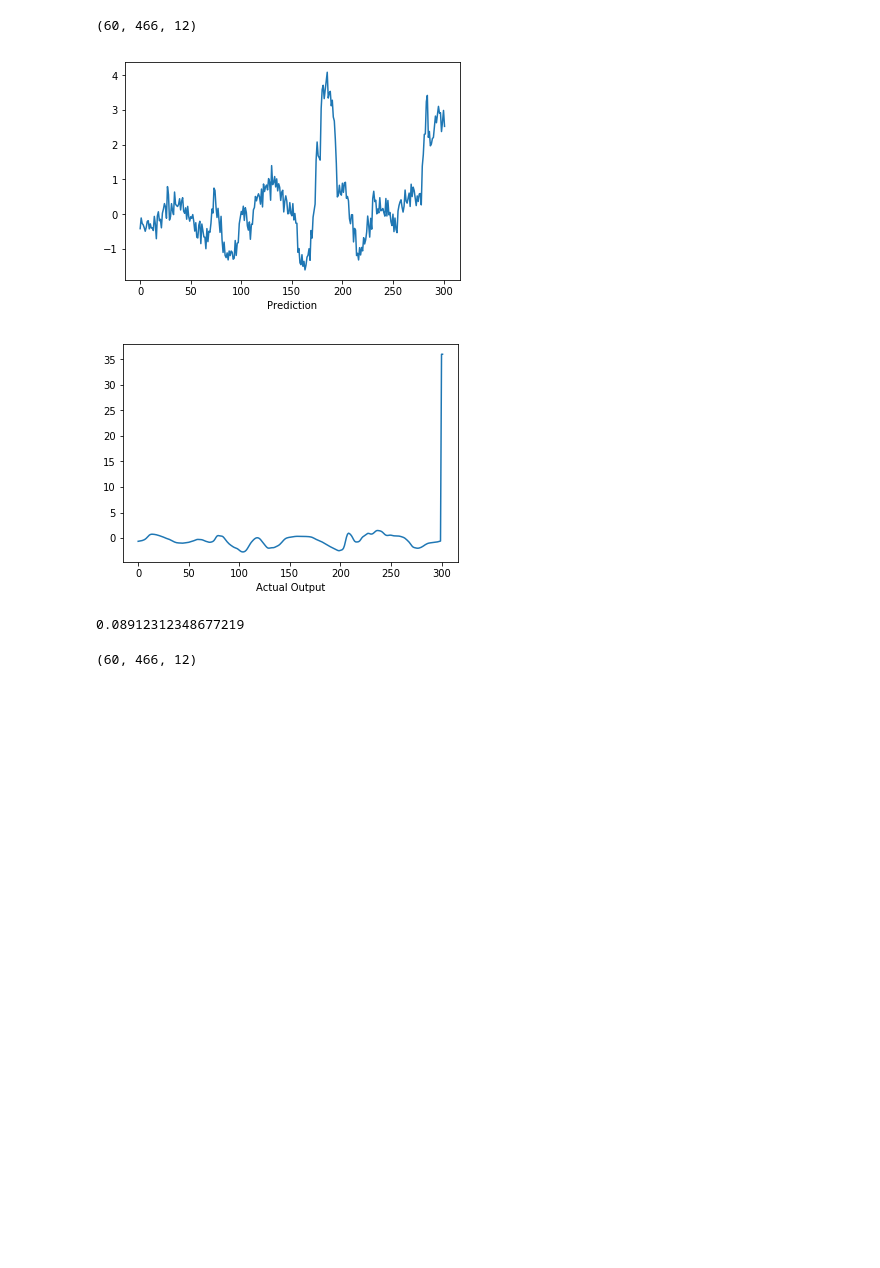
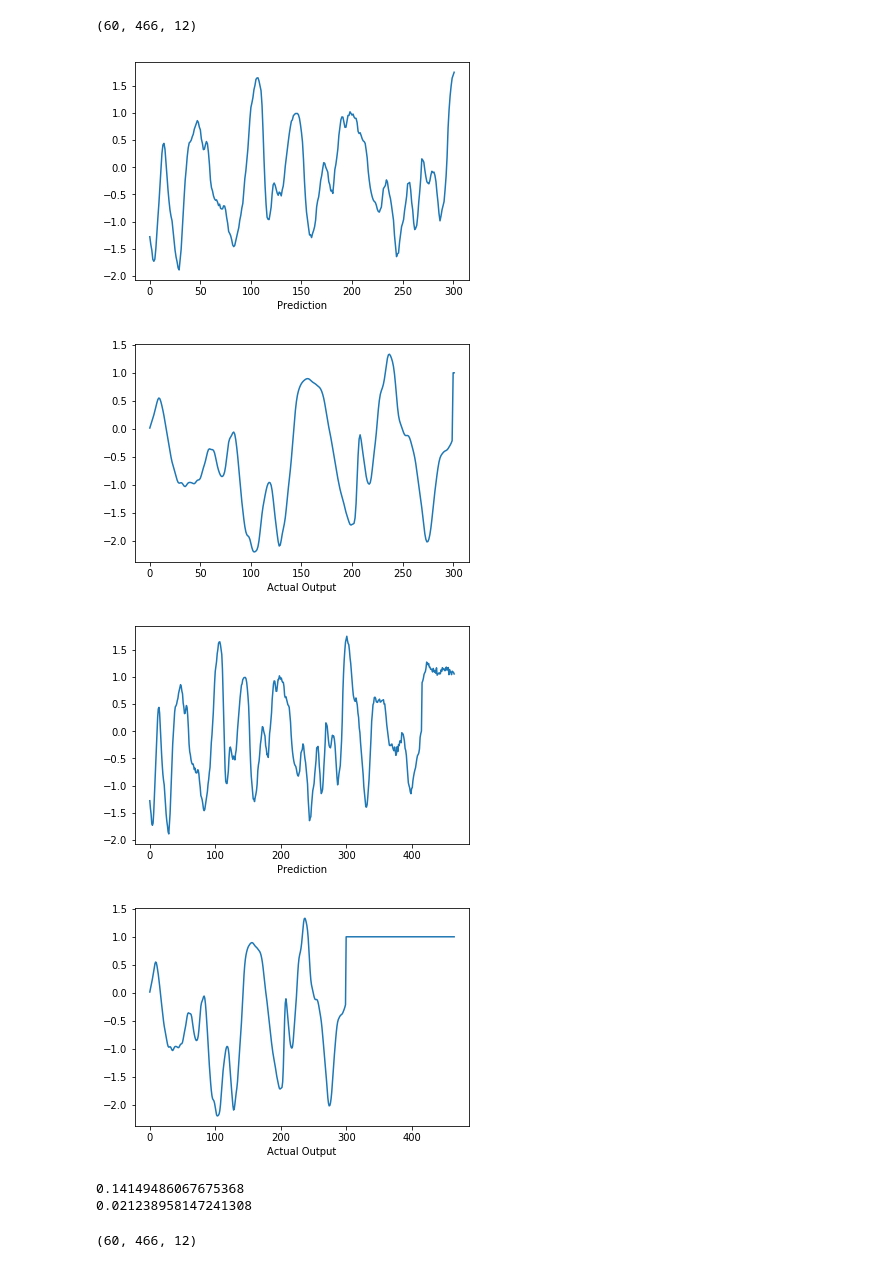
Before and after one commit to shivam13juna/Tacotron2_AAI, a Jupyter notebook: inference.ipynb, the cells around one changed output. Drawn from its saved outputs; the diff is of its cells as text; code cells hidden in the pictures; blank space fills up the shorter version.

```diff
--- a/inference.ipynb
+++ b/inference.ipynb
@@ -40,7 +40,7 @@ hparams.sampling_rate = 22050
 # %% [markdown]
 #### Load model from checkpoint
 # %%
-checkpoint_path = "waveglow/checkpoint_43000"
+checkpoint_path = "waveglow/checkpoint_36000"
 model = load_model(hparams)
 model.load_state_dict(torch.load(checkpoint_path)['state_dict'])
 _ = model.eval()
@@ -102,23 +102,49 @@ check = []
 for i in test_ema_len:
     check.append(int(i))
 # %%
-noo, point= 8, 9
+noo, point= 8, 11
 
 plt.plot(output[noo,:check[noo],point])
 plt.xlabel('Prediction')
 plt.show()
 
 
 
 plt.plot(test_ema[noo,:check[noo],point])
 plt.xlabel('Actual Output')
 plt.show()
 
+
+
+plt.plot(output[noo,:,point])
+plt.xlabel('Prediction')
+plt.show()
+
+
+
+plt.plot(test_ema[noo,:,point])
+plt.xlabel('Actual Output')
+plt.show()
+
+
 # print(pearsonr(test_ema[noo,:,11],translation[noo,:,11])[0])
 # %% [output]
-[figure, old version]
+[figure, new version]
-[figure, old version]
+[figure, new version]
+[figure, added]
+[figure, added]
 # %%
+count=0
+avg=0.0
+for i in range(test_ema.shape[0]):
+    for j in range(test_ema.shape[2]):
+        avg+=pearsonr(test_ema[i,:,j],output[i,:,j])[0]
+        count+=1
+avg=float(avg/count)
+
+print(avg)
+
+
 count=0
 avg=0.0
 for i in range(test_ema.shape[0]):
@@ -129,7 +155,8 @@ avg=float(avg/count)
 
 print(avg)
 # %% [output]
-0.08912312348677219
+0.14149486067675368
+0.021238958147241308
 # %%
 output.shape
 # %% [output]
```
Also changed, not shown: parts of 1 cell of this notebook, 7 other files.
